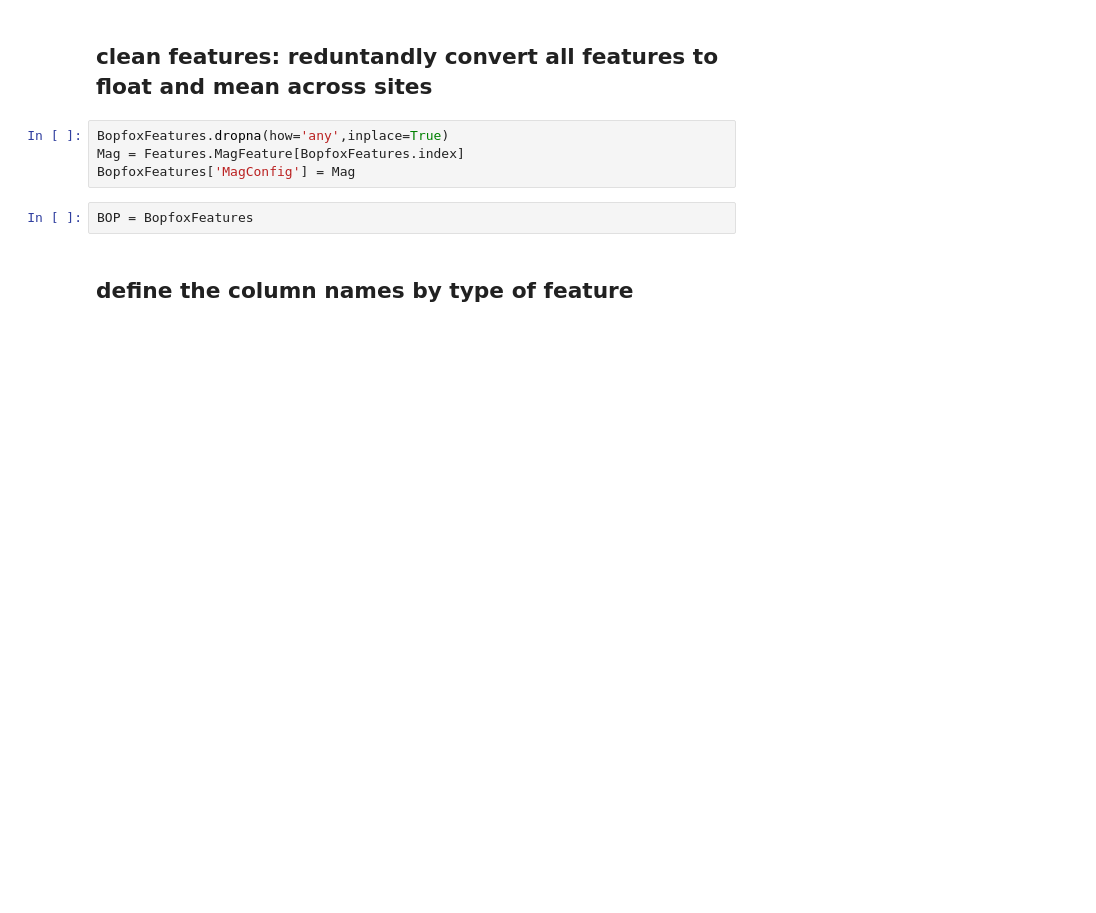
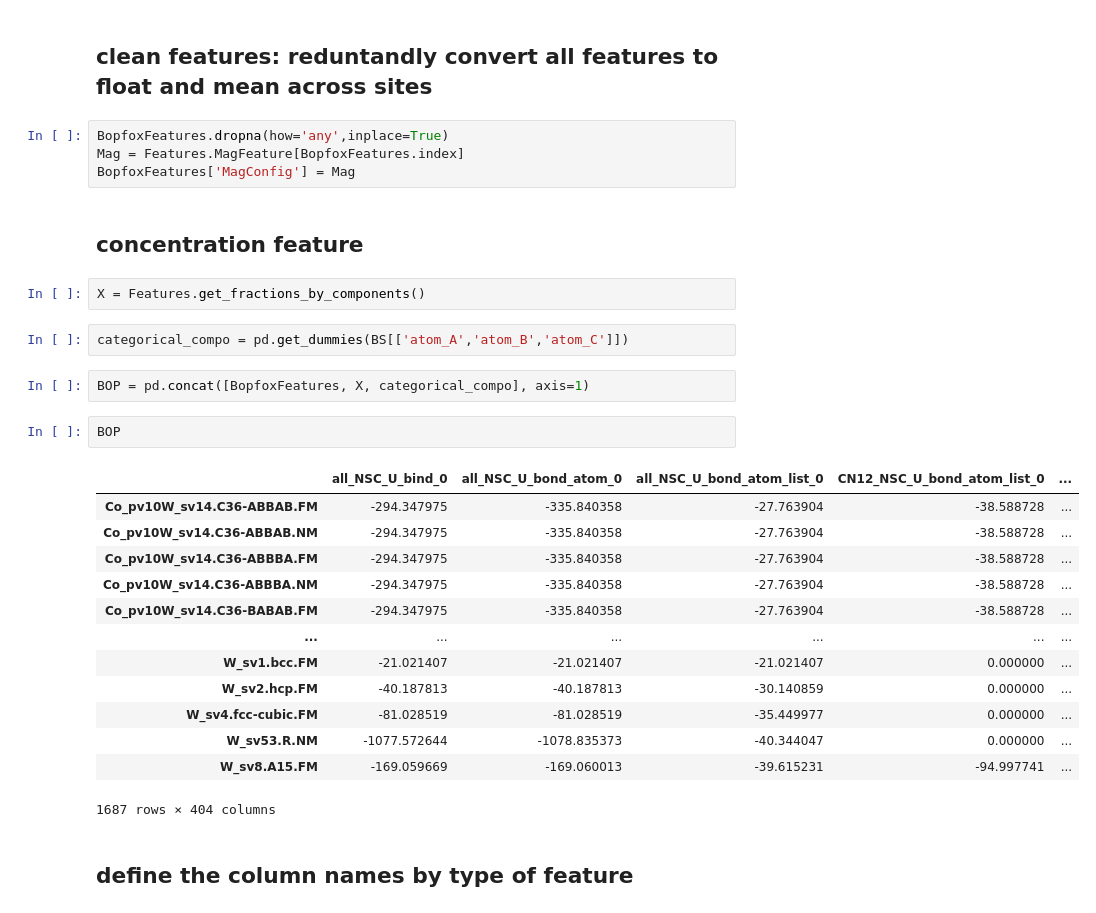
Before and after one commit to AIIMProject/MLFeMoTCPs, a Jupyter notebook: CNAVFeatureSelection.ipynb, the cells around one changed output. Saved outputs shown, nothing was run; the diff lists cells and outputs as text; blank space fills up the shorter version.

```diff
--- a/CNAVFeatureSelection.ipynb
+++ b/CNAVFeatureSelection.ipynb
@@ -88,8 +94,30 @@ BopfoxFeatures
 BopfoxFeatures.dropna(how='any',inplace=True)
 Mag = Features.MagFeature[BopfoxFeatures.index]
 BopfoxFeatures['MagConfig'] = Mag
+# %% [markdown]
+## concentration feature
+# %%
+X = Features.get_fractions_by_components()
+# %%
+categorical_compo = pd.get_dummies(BS[['atom_A','atom_B','atom_C']])
+# %%
+BOP = pd.concat([BopfoxFeatures, X, categorical_compo], axis=1)
 # %%
-BOP = BopfoxFeatures
+BOP
+# %% [output]
+|  | all_NSC_U_bind_0 | all_NSC_U_bond_atom_0 | all_NSC_U_bond_atom_list_0 | CN12_NSC_U_bond_atom_list_0 | ... |
+| Co_pv10W_sv14.C36-ABBAB.FM | -294.347975 | -335.840358 | -27.763904 | -38.588728 | ... |
+| Co_pv10W_sv14.C36-ABBAB.NM | -294.347975 | -335.840358 | -27.763904 | -38.588728 | ... |
+| Co_pv10W_sv14.C36-ABBBA.FM | -294.347975 | -335.840358 | -27.763904 | -38.588728 | ... |
+| Co_pv10W_sv14.C36-ABBBA.NM | -294.347975 | -335.840358 | -27.763904 | -38.588728 | ... |
+| Co_pv10W_sv14.C36-BABAB.FM | -294.347975 | -335.840358 | -27.763904 | -38.588728 | ... |
+| ... | ... | ... | ... | ... | ... |
+| W_sv1.bcc.FM | -21.021407 | -21.021407 | -21.021407 | 0.000000 | ... |
+| W_sv2.hcp.FM | -40.187813 | -40.187813 | -30.140859 | 0.000000 | ... |
+| W_sv4.fcc-cubic.FM | -81.028519 | -81.028519 | -35.449977 | 0.000000 | ... |
+| W_sv53.R.NM | -1077.572644 | -1078.835373 | -40.344047 | 0.000000 | ... |
+| W_sv8.A15.FM | -169.059669 | -169.060013 | -39.615231 | -94.997741 | ... |
+1687 rows × 404 columns
 # %% [markdown]
 ## define the column names by type of feature
 # %%
```
Also changed, not shown: parts of 67 cells of this notebook.
